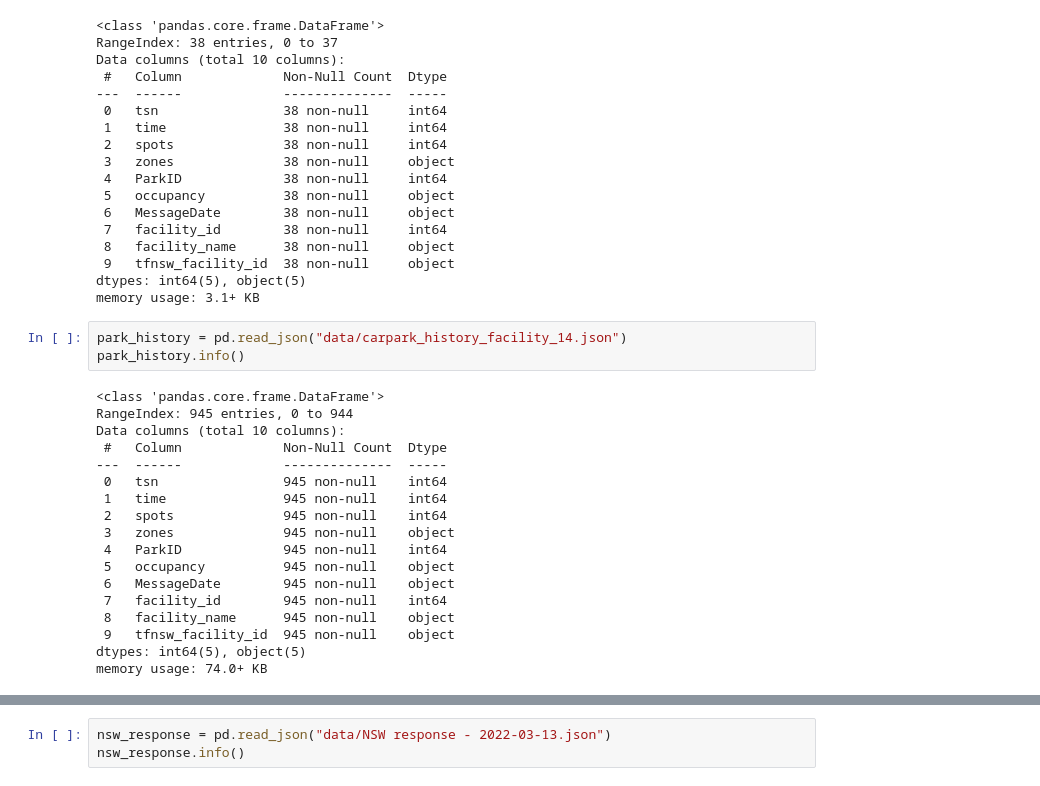
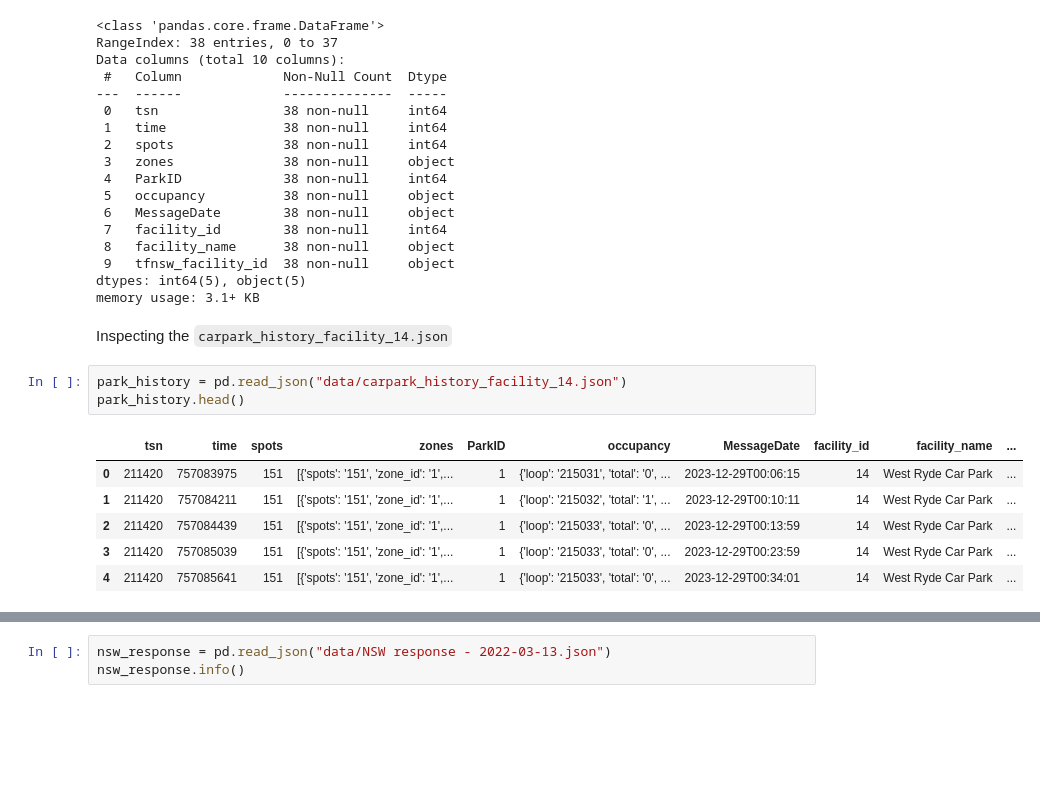
Before and after one commit to M13Mwongo/parking-spot-predictor, a Jupyter notebook: requests.ipynb, the cells around one changed output, grey strips where cells are left out. Cells and saved outputs as stored; diff of their text form; blank space fills up the shorter version.

```diff
--- a/requests.ipynb
+++ b/requests.ipynb
@@ -264,24 +264,15 @@ Data columns (total 10 columns):
  9   tfnsw_facility_id  38 non-null     object
 dtypes: int64(5), object(5)
 memory usage: 3.1+ KB
+# %% [markdown]
+Inspecting the `carpark_history_facility_14.json`
 # %%
 park_history = pd.read_json("data/carpark_history_facility_14.json")
-park_history.info()
+park_history.head()
 # %% [output]
-<class 'pandas.core.frame.DataFrame'>
-RangeIndex: 945 entries, 0 to 944
-Data columns (total 10 columns):
- #   Column             Non-Null Count  Dtype
----  ------             --------------  -----
- 0   tsn                945 non-null    int64
- 1   time               945 non-null    int64
- 2   spots              945 non-null    int64
- 3   zones              945 non-null    object
- 4   ParkID             945 non-null    int64
- 5   occupancy          945 non-null    object
- 6   MessageDate        945 non-null    object
- 7   facility_id        945 non-null    int64
- 8   facility_name      945 non-null    object
- 9   tfnsw_facility_id  945 non-null    object
-dtypes: int64(5), object(5)
-memory usage: 74.0+ KB
+|  | tsn | time | spots | zones | ParkID | occupancy | MessageDate | facility_id | facility_name | ... |
+| 0 | 211420 | 757083975 | 151 | [{'spots': '151', 'zone_id': '1',... | 1 | {'loop': '215031', 'total': '0', ... | 2023-12-29T00:06:15 | 14 | West Ryde Car Park | ... |
+| 1 | 211420 | 757084211 | 151 | [{'spots': '151', 'zone_id': '1',... | 1 | {'loop': '215032', 'total': '1', ... | 2023-12-29T00:10:11 | 14 | West Ryde Car Park | ... |
+| 2 | 211420 | 757084439 | 151 | [{'spots': '151', 'zone_id': '1',... | 1 | {'loop': '215033', 'total': '0', ... | 2023-12-29T00:13:59 | 14 | West Ryde Car Park | ... |
+| 3 | 211420 | 757085039 | 151 | [{'spots': '151', 'zone_id': '1',... | 1 | {'loop': '215033', 'total': '0', ... | 2023-12-29T00:23:59 | 14 | West Ryde Car Park | ... |
+| 4 | 211420 | 757085641 | 151 | [{'spots': '151', 'zone_id': '1',... | 1 | {'loop': '215033', 'total': '0', ... | 2023-12-29T00:34:01 | 14 | West Ryde Car Park | ... |
```
Also changed, not shown: parts of 4 cells of this notebook.
